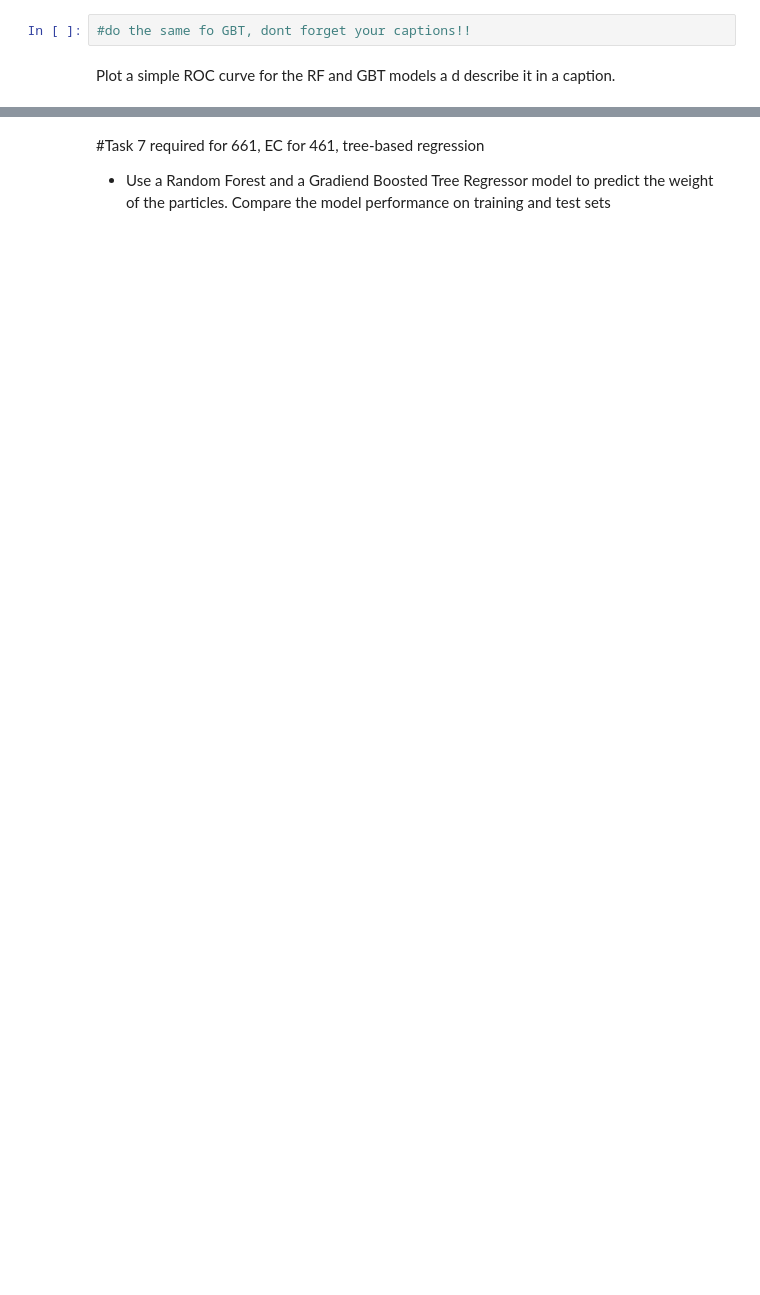
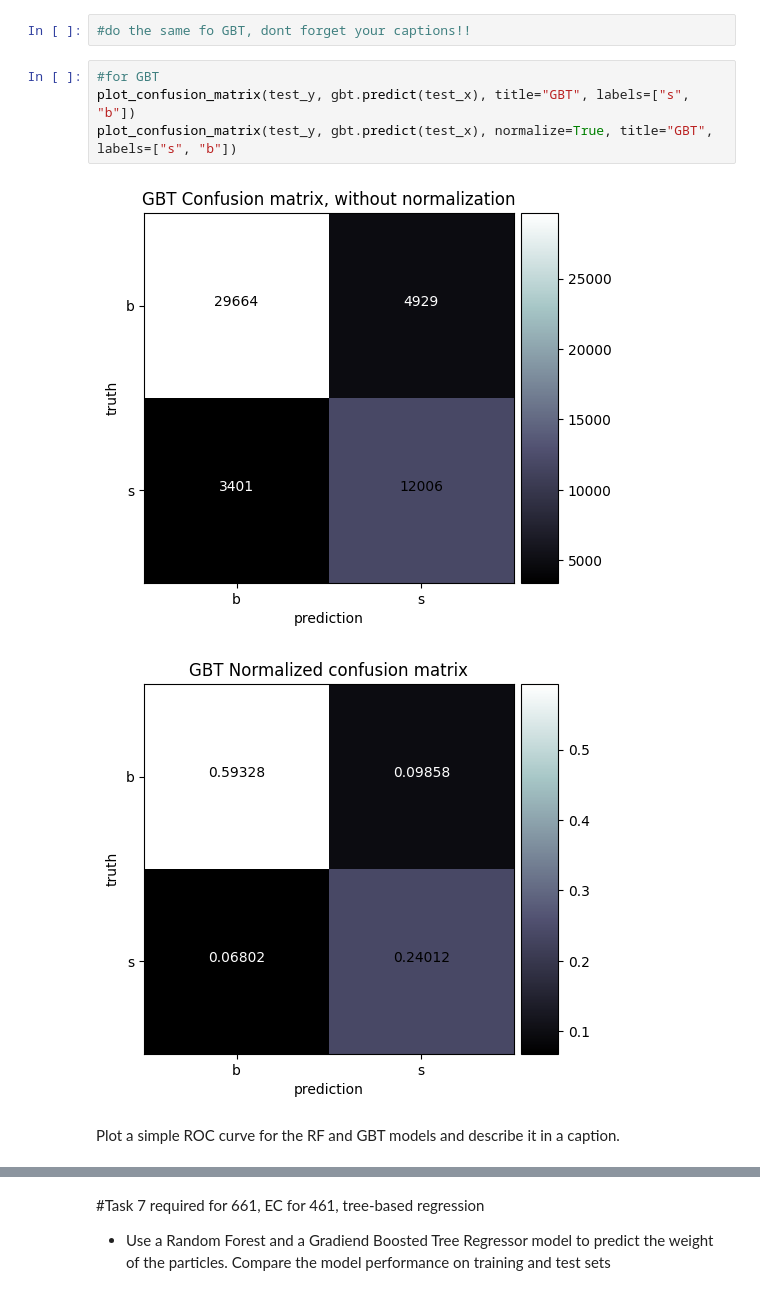
Before and after one commit to jarrodsb/DSPS_JBieber, a Jupyter notebook: HW8/higgsbosonSearch_Bieber_dsps25.ipynb, the cells around one changed output, grey strips where cells are left out. Saved outputs shown, nothing was run; the diff lists cells and outputs as text; blank space fills up the shorter version.

```diff
--- a/HW8/higgsbosonSearch_Bieber_dsps25.ipynb
+++ b/HW8/higgsbosonSearch_Bieber_dsps25.ipynb
@@ -432,6 +427,13 @@ SyntaxError: '(' was never closed (ipython-input-496822832.py, line 3)
 # %%
 #do the same fo GBT, dont forget your captions!!
+# %%
+#for GBT
+plot_confusion_matrix(test_y, gbt.predict(test_x), title="GBT", labels=["s", "b"])
+plot_confusion_matrix(test_y, gbt.predict(test_x), normalize=True, title="GBT", labels=["s", "b"])
+# %% [output]
+[figure, added]
+[figure, added]
 # %% [markdown]
-Plot a simple ROC curve for the RF and GBT models  a d describe it in a caption.
+Plot a simple ROC curve for the RF and GBT models and describe it in a caption.
 # %%
 #this will be passed to the ROC function
```
Also changed, not shown: parts of 36 cells of this notebook.
